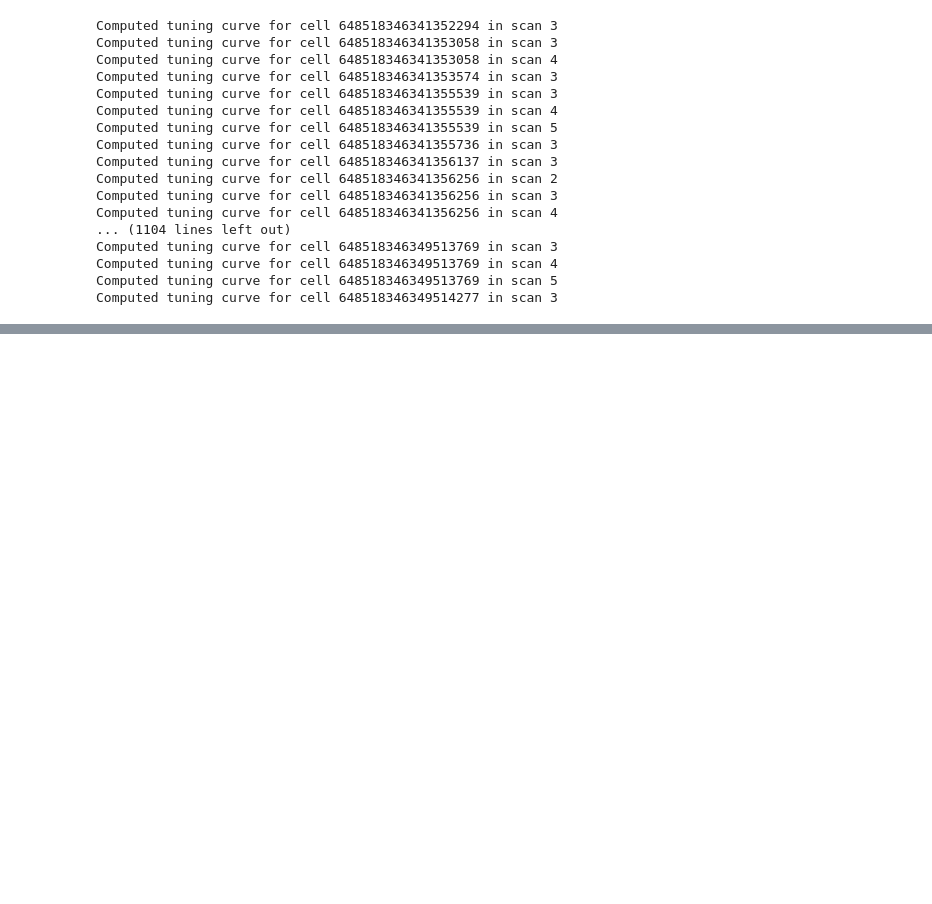
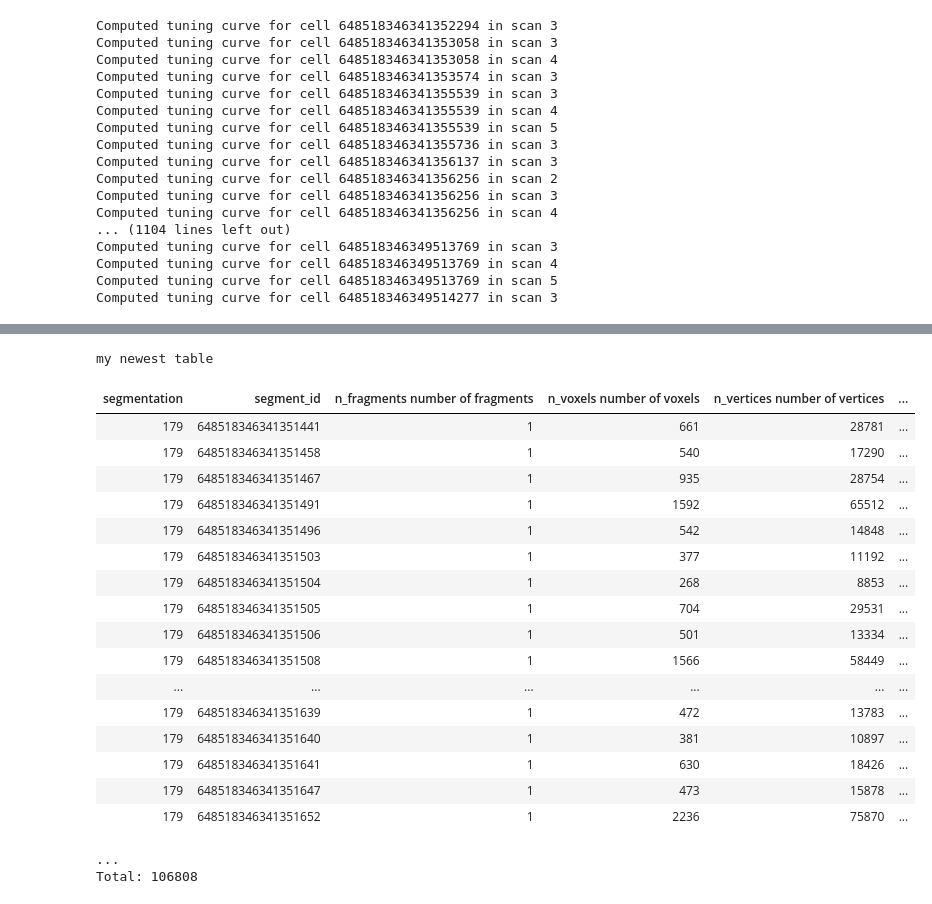
Before and after one commit to seung-lab/datajoint_seung, a Jupyter notebook: pinky/python/pinky.ipynb, the cells around one changed output, grey strips where cells are left out. Saved outputs shown, nothing was run; the diff lists cells and outputs as text; code cells hidden in the pictures; blank space fills up the shorter version.

```diff
--- a/pinky/pinky.ipynb
+++ b/pinky/python/pinky.ipynb
@@ -527,0 +525,23 @@ Mesh()
+# %%
+VoxelizedMesh()
+# %% [output]
+my newest table
+| segmentation | segment_id | n_fragments number of fragments | n_voxels number of voxels | n_vertices number of vertices | ... |
+| 179 | 648518346341351441 | 1 | 661 | 28781 | ... |
+| 179 | 648518346341351458 | 1 | 540 | 17290 | ... |
+| 179 | 648518346341351467 | 1 | 935 | 28754 | ... |
+| 179 | 648518346341351491 | 1 | 1592 | 65512 | ... |
+| 179 | 648518346341351496 | 1 | 542 | 14848 | ... |
+| 179 | 648518346341351503 | 1 | 377 | 11192 | ... |
+| 179 | 648518346341351504 | 1 | 268 | 8853 | ... |
+| 179 | 648518346341351505 | 1 | 704 | 29531 | ... |
+| 179 | 648518346341351506 | 1 | 501 | 13334 | ... |
+| 179 | 648518346341351508 | 1 | 1566 | 58449 | ... |
+| ... | ... | ... | ... | ... | ... |
+| 179 | 648518346341351639 | 1 | 472 | 13783 | ... |
+| 179 | 648518346341351640 | 1 | 381 | 10897 | ... |
+| 179 | 648518346341351641 | 1 | 630 | 18426 | ... |
+| 179 | 648518346341351647 | 1 | 473 | 15878 | ... |
+| 179 | 648518346341351652 | 1 | 2236 | 75870 | ... |
+...
+Total: 106808
```
Also changed, not shown: parts of 13 cells of this notebook, 30 other files.
